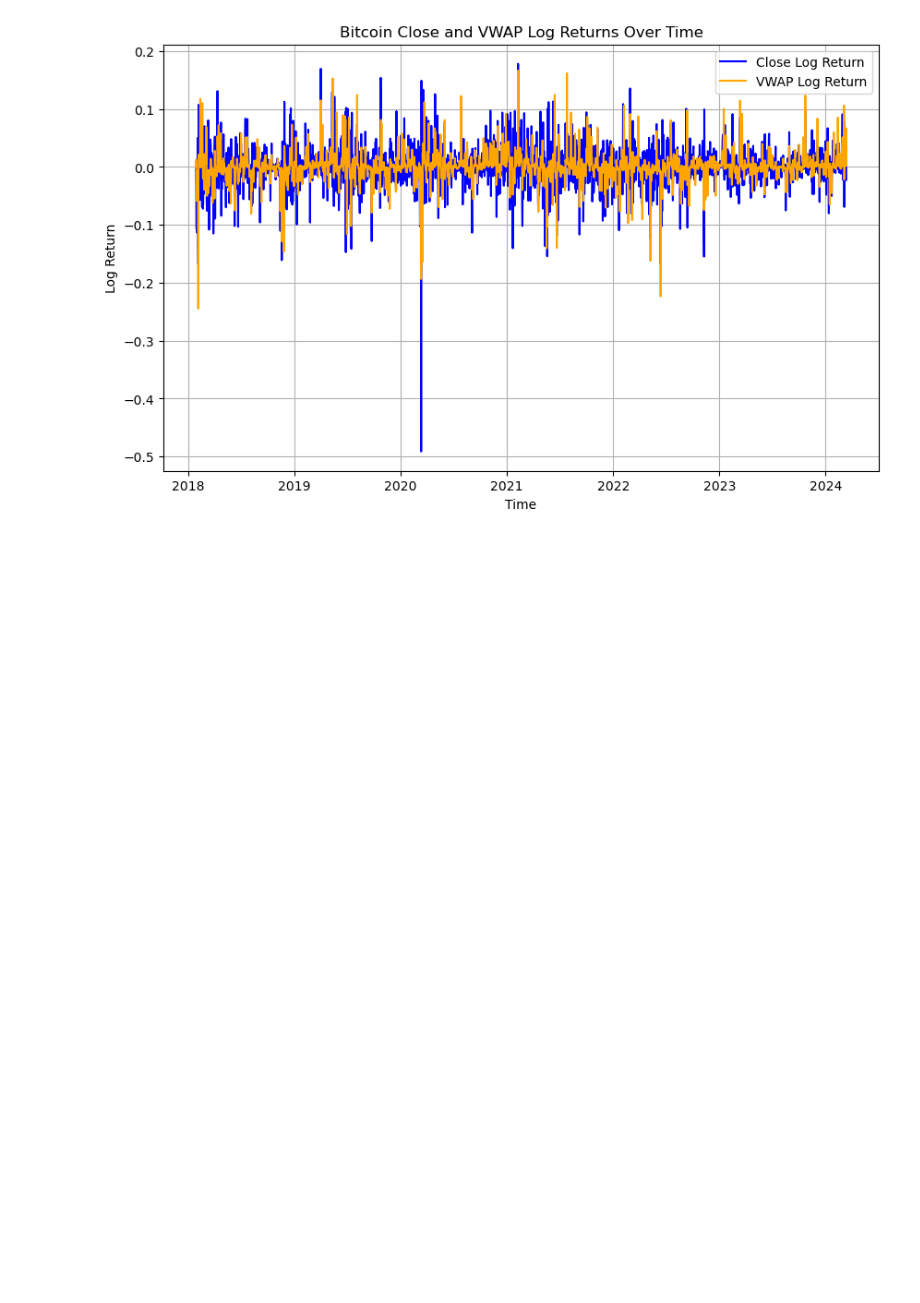
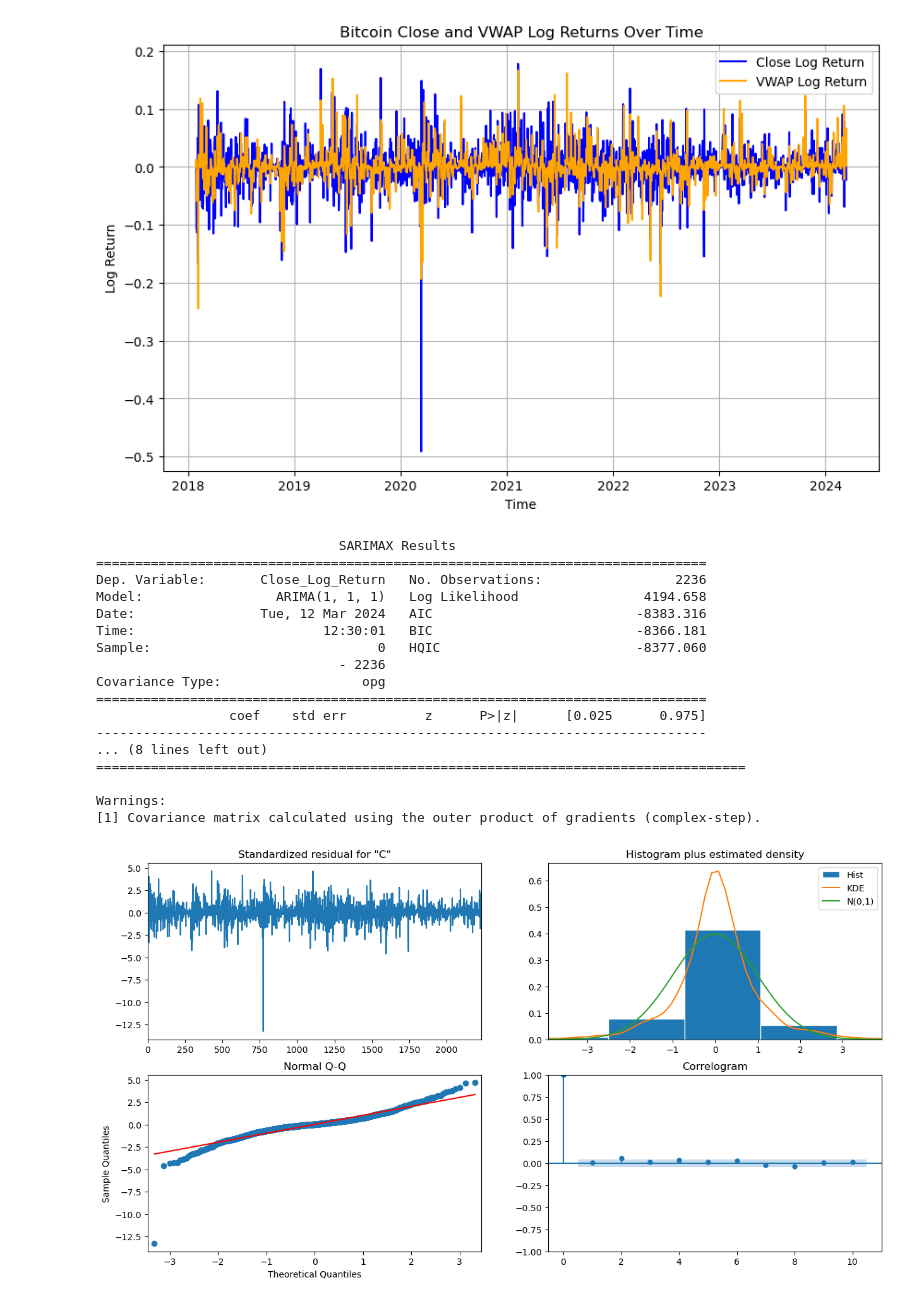
Before and after one commit to Shash23/Federal-Data-Research, a Jupyter notebook: fed_research.ipynb, the cells around one changed output. Cells and saved outputs as stored; diff of their text form; code cells hidden in the pictures; blank space fills up the shorter version.

Commit message:
building ARIMA model for testing

```diff
--- a/fed_research.ipynb
+++ b/fed_research.ipynb
@@ -292,3 +292,30 @@ plt.grid(True)
 plt.show()
 # %% [output]
 [figure]
+# %%
+# ARIMA model for 'Close' log returns
+p, d, q = 1, 1, 1  # Replace with your chosen values
+model_close = ARIMA(log_returns_df['Close_Log_Return'], order=(p, d, q))
+results_close = model_close.fit()
+print(results_close.summary())
+results_close.plot_diagnostics(figsize=(15, 8))
+plt.show()
+# %% [output]
+                               SARIMAX Results
+==============================================================================
+Dep. Variable:       Close_Log_Return   No. Observations:                 2236
+Model:                 ARIMA(1, 1, 1)   Log Likelihood                4194.658
+Date:                Tue, 12 Mar 2024   AIC                          -8383.316
+Time:                        12:30:01   BIC                          -8366.181
+Sample:                             0   HQIC                         -8377.060
+                               - 2236
+Covariance Type:                  opg
+==============================================================================
+                 coef    std err          z      P>|z|      [0.025      0.975]
+------------------------------------------------------------------------------
+... (8 lines left out)
+===================================================================================
+
+Warnings:
+[1] Covariance matrix calculated using the outer product of gradients (complex-step).
+[figure, added]
```
Also changed, not shown: parts of 7 cells of this notebook.
